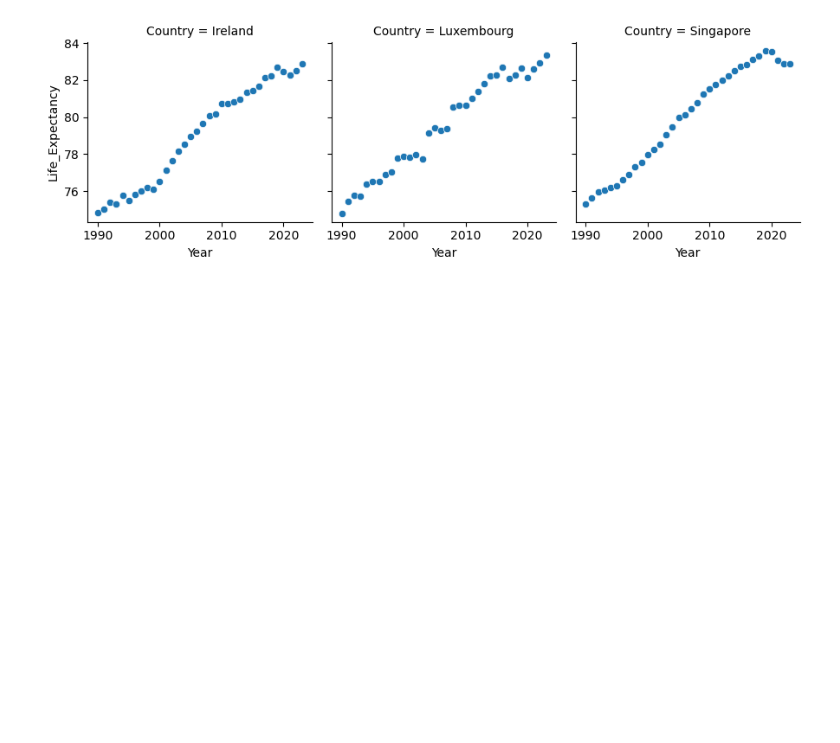
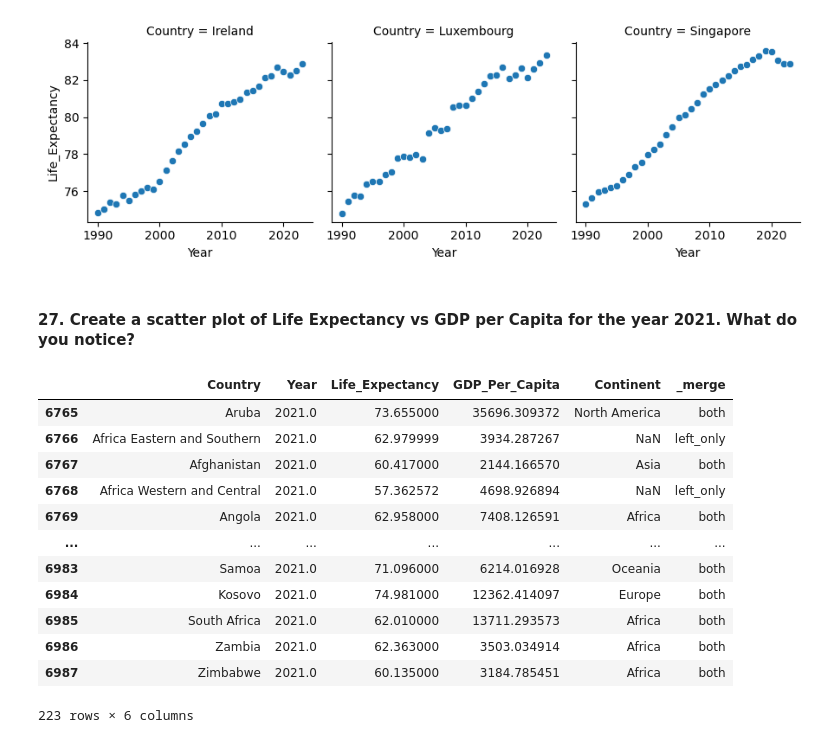
Before and after one commit to nss-data-science-cohort-9/un-exploration-catdgomez, a Jupyter notebook: notebooks/UN_Data_Exploration.ipynb, the cells around one changed output. Cells and saved outputs as stored; diff of their text form; code cells hidden in the pictures; blank space fills up the shorter version.

```diff
--- a/notebooks/UN_Data_Exploration.ipynb
+++ b/notebooks/UN_Data_Exploration.ipynb
@@ -974,3 +974,21 @@ well.map(sns.scatterplot, 'Year', 'Life_Expectancy')
 # %%
 #i = 3
 #print(gdp_le_2021.nlargest(i, 'GDP_Per_Capita'))#f"\n{"\n".nlargest(i)}")
+# %% [markdown]
+#### 27. Create a scatter plot of Life Expectancy vs GDP per Capita for the year 2021. What do you notice?
+# %%
+gdp_le[gdp_le["Year"] == 2021]
+# %% [output]
+|  | Country | Year | Life_Expectancy | GDP_Per_Capita | Continent | _merge |
+| 6765 | Aruba | 2021.0 | 73.655000 | 35696.309372 | North America | both |
+| 6766 | Africa Eastern and Southern | 2021.0 | 62.979999 | 3934.287267 | NaN | left_only |
+| 6767 | Afghanistan | 2021.0 | 60.417000 | 2144.166570 | Asia | both |
+| 6768 | Africa Western and Central | 2021.0 | 57.362572 | 4698.926894 | NaN | left_only |
+| 6769 | Angola | 2021.0 | 62.958000 | 7408.126591 | Africa | both |
+| ... | ... | ... | ... | ... | ... | ... |
+| 6983 | Samoa | 2021.0 | 71.096000 | 6214.016928 | Oceania | both |
+| 6984 | Kosovo | 2021.0 | 74.981000 | 12362.414097 | Europe | both |
+| 6985 | South Africa | 2021.0 | 62.010000 | 13711.293573 | Africa | both |
+| 6986 | Zambia | 2021.0 | 62.363000 | 3503.034914 | Africa | both |
+| 6987 | Zimbabwe | 2021.0 | 60.135000 | 3184.785451 | Africa | both |
+223 rows × 6 columns
```
Also changed, not shown: parts of 2 cells of this notebook.
